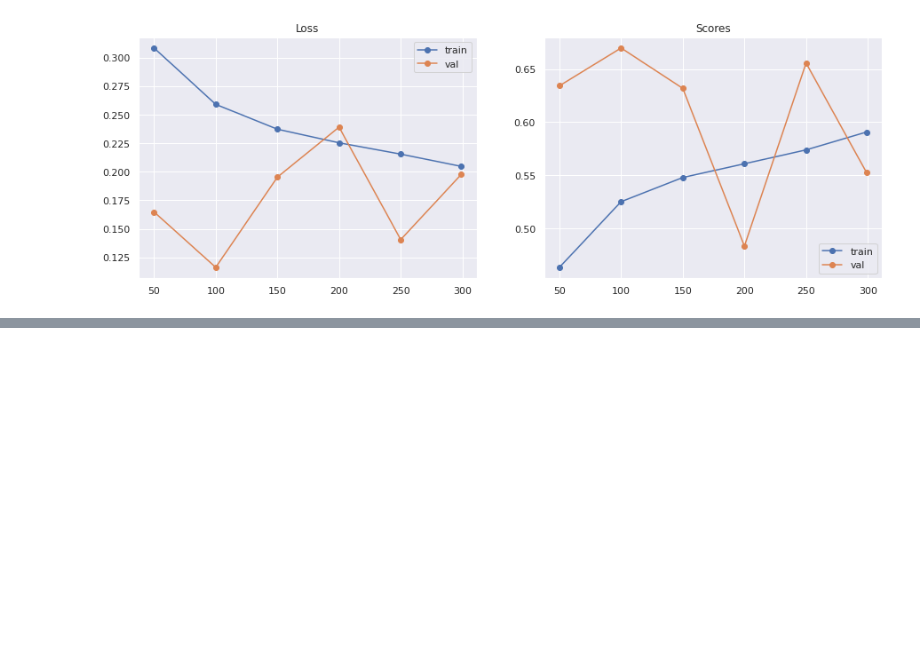
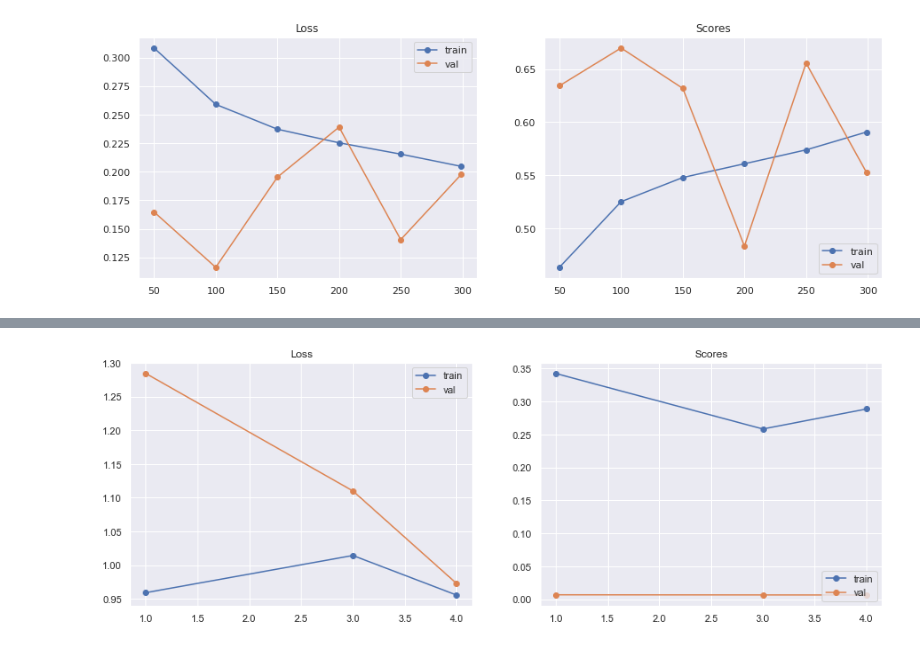
Before and after one commit to MIchaelKa/detect-flood-water, a Jupyter notebook: detect-flood-water-train.ipynb, the cells around one changed output, grey strips where cells are left out. Cells and saved outputs as stored; diff of their text form; code cells hidden in the pictures; blank space fills up the shorter version.

```diff
--- a/detect-flood-water-train.ipynb
+++ b/detect-flood-water-train.ipynb
@@ -357,0 +377,13 @@ show_loss(train_info)
+# %%
+def get_model():
+    encoder_name = 'resnet18'
+    encoder_weights = 'imagenet'
+
+    model = smp.Unet(
+        encoder_name=encoder_name,
+        encoder_weights=encoder_weights,
+        in_channels=2,
+        classes=2,
+    )
+
+    return model
@@ -357,0 +483,4 @@ show_loss(train_info)
+# %%
+show_loss_and_score(train_info)
+# %% [output]
+[figure, added]
```
Also changed, not shown: parts of 27 cells of this notebook, 4 other files.
